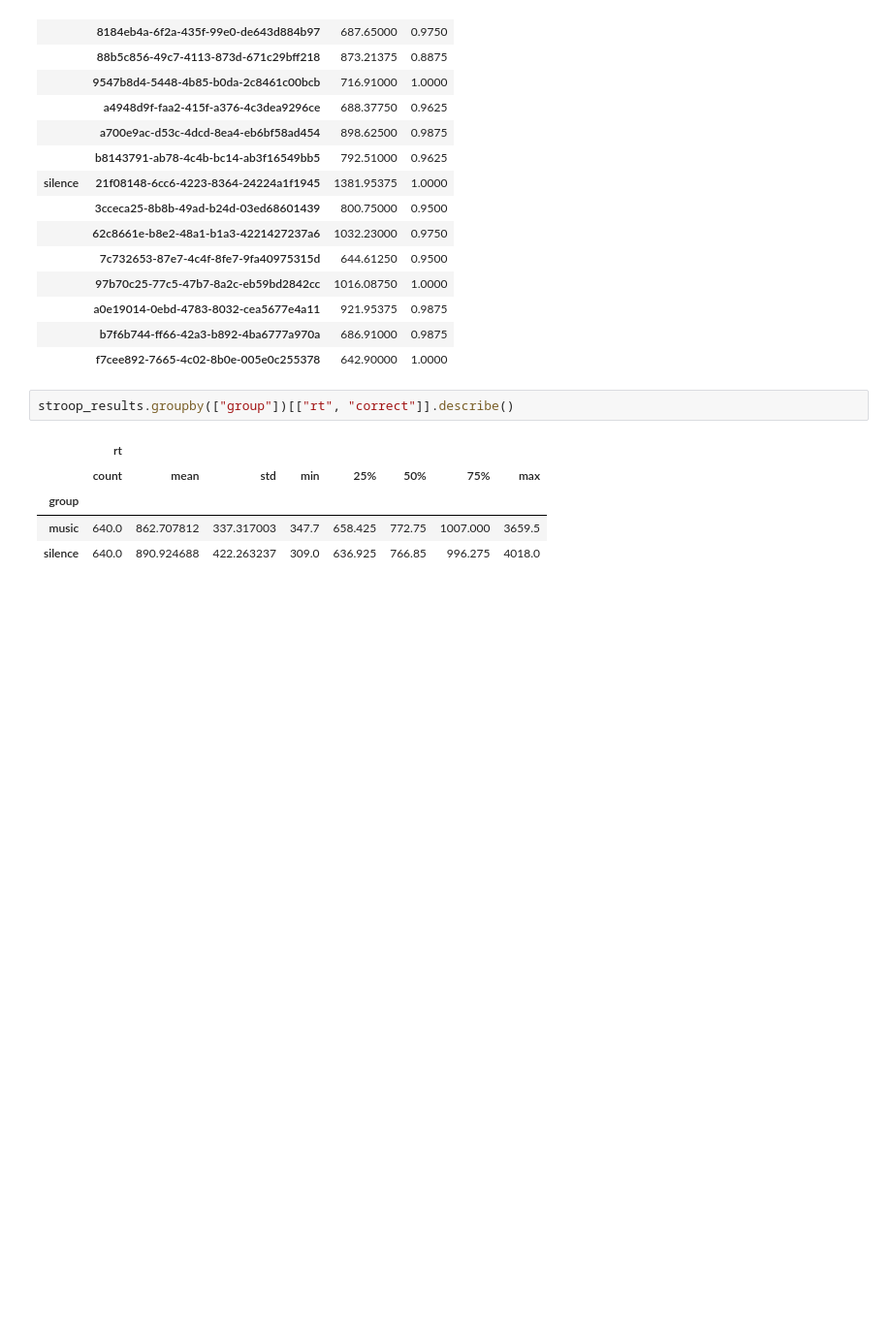
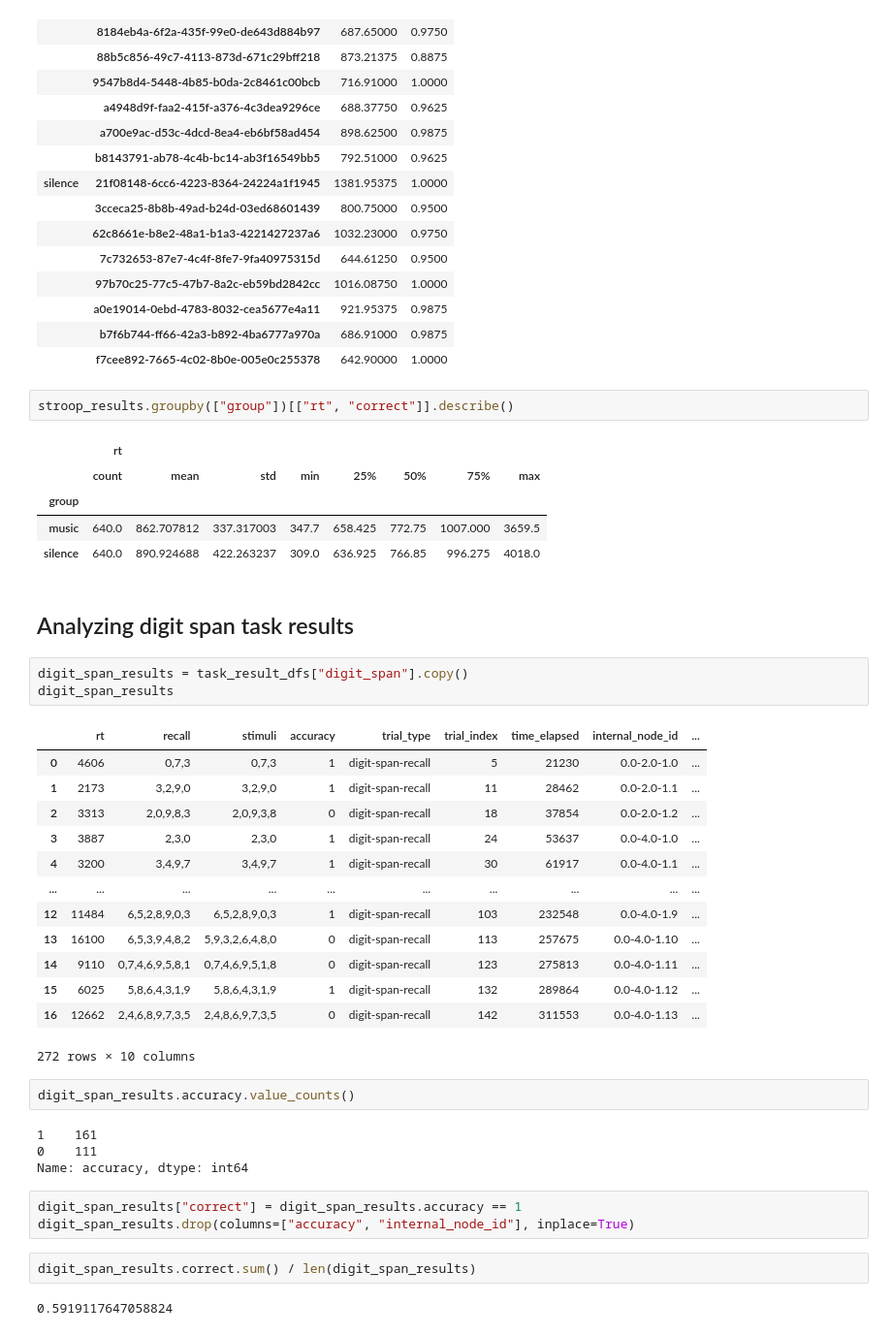
Before and after one commit to Sejmou/urm-pr-experiment, a Jupyter notebook: data_analysis/data_analysis.ipynb, the cells around one changed output. Shown at 97% size. Cells and saved outputs as stored; diff of their text form; blank space fills up the shorter version.

Commit message:
very basic analysis of digit span results

```diff
--- a/data_analysis/data_analysis.ipynb
+++ b/data_analysis/data_analysis.ipynb
@@ -319,3 +324,35 @@ stroop_results.groupby(["group"])[["rt", "correct"]].describe()
 | group |  |  |  |  |  |  |  |  |
 | music | 640.0 | 862.707812 | 337.317003 | 347.7 | 658.425 | 772.75 | 1007.000 | 3659.5 |
 | silence | 640.0 | 890.924688 | 422.263237 | 309.0 | 636.925 | 766.85 | 996.275 | 4018.0 |
+# %% [markdown]
+## Analyzing digit span task results
+# %%
+digit_span_results = task_result_dfs["digit_span"].copy()
+digit_span_results
+# %% [output]
+|  | rt | recall | stimuli | accuracy | trial_type | trial_index | time_elapsed | internal_node_id | ... |
+| 0 | 4606 | 0,7,3 | 0,7,3 | 1 | digit-span-recall | 5 | 21230 | 0.0-2.0-1.0 | ... |
+| 1 | 2173 | 3,2,9,0 | 3,2,9,0 | 1 | digit-span-recall | 11 | 28462 | 0.0-2.0-1.1 | ... |
+| 2 | 3313 | 2,0,9,8,3 | 2,0,9,3,8 | 0 | digit-span-recall | 18 | 37854 | 0.0-2.0-1.2 | ... |
+| 3 | 3887 | 2,3,0 | 2,3,0 | 1 | digit-span-recall | 24 | 53637 | 0.0-4.0-1.0 | ... |
+| 4 | 3200 | 3,4,9,7 | 3,4,9,7 | 1 | digit-span-recall | 30 | 61917 | 0.0-4.0-1.1 | ... |
+| ... | ... | ... | ... | ... | ... | ... | ... | ... | ... |
+| 12 | 11484 | 6,5,2,8,9,0,3 | 6,5,2,8,9,0,3 | 1 | digit-span-recall | 103 | 232548 | 0.0-4.0-1.9 | ... |
+| 13 | 16100 | 6,5,3,9,4,8,2 | 5,9,3,2,6,4,8,0 | 0 | digit-span-recall | 113 | 257675 | 0.0-4.0-1.10 | ... |
+| 14 | 9110 | 0,7,4,6,9,5,8,1 | 0,7,4,6,9,5,1,8 | 0 | digit-span-recall | 123 | 275813 | 0.0-4.0-1.11 | ... |
+| 15 | 6025 | 5,8,6,4,3,1,9 | 5,8,6,4,3,1,9 | 1 | digit-span-recall | 132 | 289864 | 0.0-4.0-1.12 | ... |
+| 16 | 12662 | 2,4,6,8,9,7,3,5 | 2,4,8,6,9,7,3,5 | 0 | digit-span-recall | 142 | 311553 | 0.0-4.0-1.13 | ... |
+272 rows × 10 columns
+# %%
+digit_span_results.accuracy.value_counts()
+# %% [output]
+1    161
+0    111
+Name: accuracy, dtype: int64
+# %%
+digit_span_results["correct"] = digit_span_results.accuracy == 1
+digit_span_results.drop(columns=["accuracy", "internal_node_id"], inplace=True)
+# %%
+digit_span_results.correct.sum() / len(digit_span_results)
+# %% [output]
+0.5919117647058824
```
Also changed, not shown: parts of 12 cells of this notebook.
